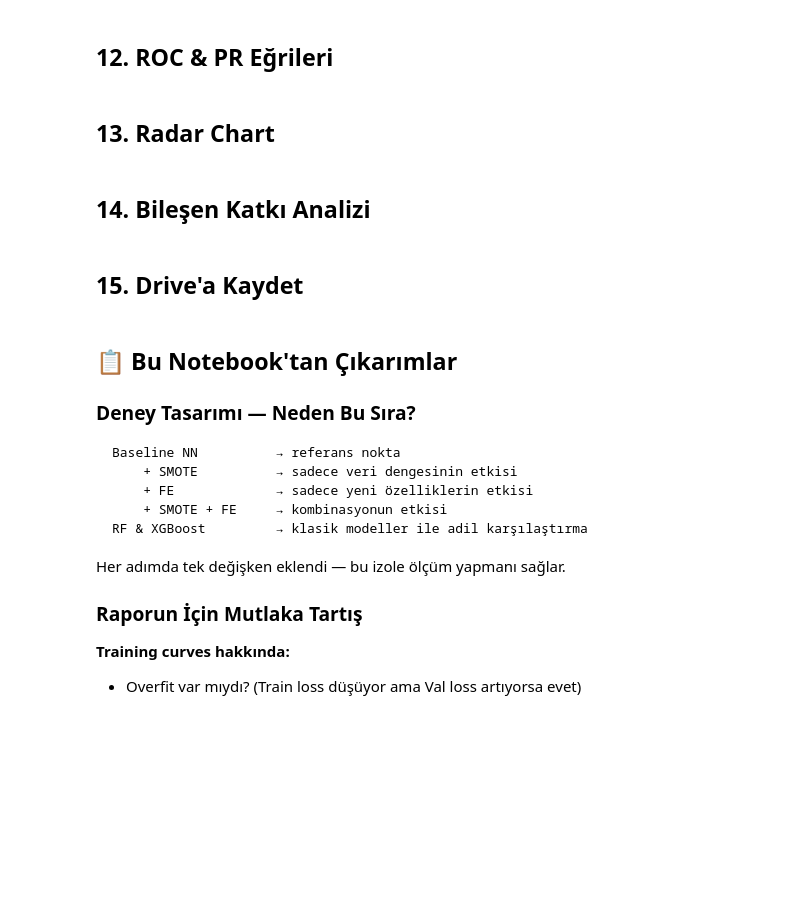
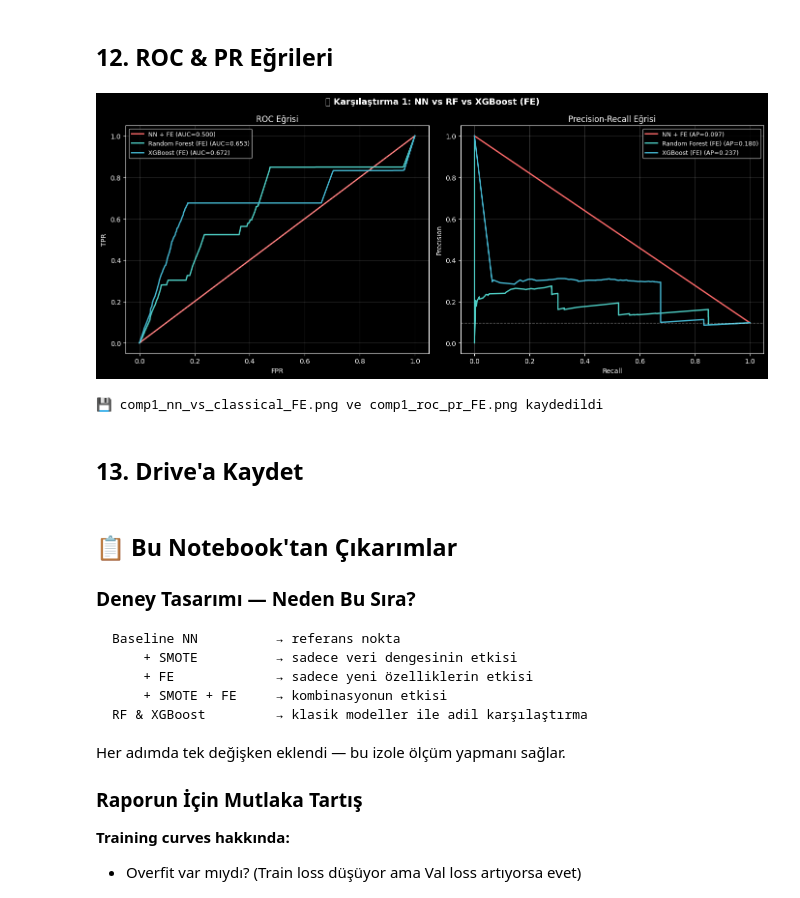
Before and after one commit to contactdilarayilmaz/asteroid-classification, a Jupyter notebook: Colab Notebooks/04_neural_network_challenge.ipynb, the cells around one changed output. Saved outputs shown, nothing was run; the diff lists cells and outputs as text; code cells hidden in the pictures; blank space fills up the shorter version.

```diff
--- a/Colab Notebooks/04_neural_network_challenge.ipynb
+++ b/Colab Notebooks/04_neural_network_challenge.ipynb
@@ -593,33 +594,33 @@ print('💾 nn_confusion_matrices.png kaydedildi')
 # %% [markdown]
 ## 12. ROC & PR Eğrileri
 # %%
-fig, (ax1, ax2) = plt.subplots(1, 2, figsize=(16, 7))
-colors6 = ['#FF6B6B','#4ECDC4','#45B7D1','#96CEB4','#FFEAA7','#DDA0DD']
+# ── ROC Eğrisi ────────────────────────────────────────────────────────────────
+fig, (ax1, ax2) = plt.subplots(1, 2, figsize=(14, 6))
+colors3 = ['#FF6B6B', '#4ECDC4', '#45B7D1']
 
-for key, color in zip(plot_order, colors6):
-    m = all_metrics[key]
+for m, color in zip(comp1_list, colors3):
     fpr, tpr, _ = roc_curve(y_test, m['y_proba'])
     ax1.plot(fpr, tpr, color=color, lw=2,
              label=f'{m["Config"]} (AUC={m["ROC-AUC"]:.3f})')
     prec, rec, _ = precision_recall_curve(y_test, m['y_proba'])
     ax2.plot(rec, prec, color=color, lw=2,
              label=f'{m["Config"]} (AP={m["PR-AUC"]:.3f})')
 
-ax1.plot([0,1],[0,1],'w--',lw=1,alpha=0.4,label='Rastgele')
-ax1.set_xlabel('False Positive Rate',fontsize=12)
-ax1.set_ylabel('True Positive Rate',fontsize=12)
-ax1.set_title('📈 ROC Eğrisi',fontsize=13,fontweight='bold')
-ax1.legend(fontsize=8,loc='lower right'); ax1.grid(alpha=0.2)
+ax1.plot([0,1],[0,1],'w--',lw=1,alpha=0.4)
+ax1.set_xlabel('FPR'); ax1.set_ylabel('TPR')
+ax1.set_title('ROC Eğrisi'); ax1.legend(fontsize=9); ax1.grid(alpha=0.2)
 
-ax2.axhline(y=y_test.mean(),color='w',ls='--',lw=1,alpha=0.4,
-            label=f'Baseline={y_test.mean():.3f}')
-ax2.set_xlabel('Recall',fontsize=12); ax2.set_ylabel('Precision',fontsize=12)
-ax2.set_title('📈 Precision-Recall Eğrisi',fontsize=13,fontweight='bold')
-ax2.legend(fontsize=8,loc='upper right'); ax2.grid(alpha=0.2)
+ax2.axhline(y=y_test.mean(), color='w', ls='--', lw=1, alpha=0.4)
+ax2.set_xlabel('Recall'); ax2.set_ylabel('Precision')
+ax2.set_title('Precision-Recall Eğrisi')
+ax2.legend(fontsize=9); ax2.grid(alpha=0.2)
 
+plt.suptitle('📈 Karşılaştırma 1: NN vs RF vs XGBoost (FE)',
+             fontsize=13, fontweight='bold')
 plt.tight_layout()
-plt.savefig('nn_roc_pr_curves.png', dpi=150, bbox_inches='tight')
+plt.savefig('comp1_roc_pr_FE.png', dpi=150, bbox_inches='tight')
 plt.show()
-print('💾 nn_roc_pr_curves.png kaydedildi')
+print('💾 comp1_nn_vs_classical_FE.png ve comp1_roc_pr_FE.png kaydedildi')
+# %% [output]
+[figure, added]
+💾 comp1_nn_vs_classical_FE.png ve comp1_roc_pr_FE.png kaydedildi
-# %% [markdown]
-## 13. Radar Chart
@@ -652,2 +626,0 @@ print('💾 nn_radar_chart.png kaydedildi')
-# %% [markdown]
-## 14. Bileşen Katkı Analizi
@@ -684,5 +627,5 @@ print('  - NN vs RF/XGBoost: Tabular veride ağaç modeller neden genellikle üs
 # %% [markdown]
-## 15. Drive'a Kaydet
+## 13. Drive'a Kaydet
 # %%
 import shutil, os
 os.makedirs(DRIVE_PATH, exist_ok=True)
```
Also changed, not shown: parts of 22 cells of this notebook.
